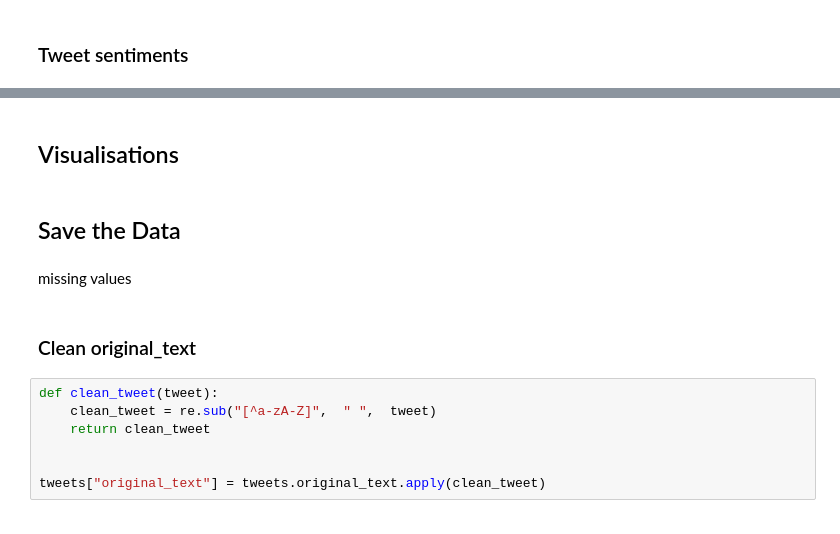
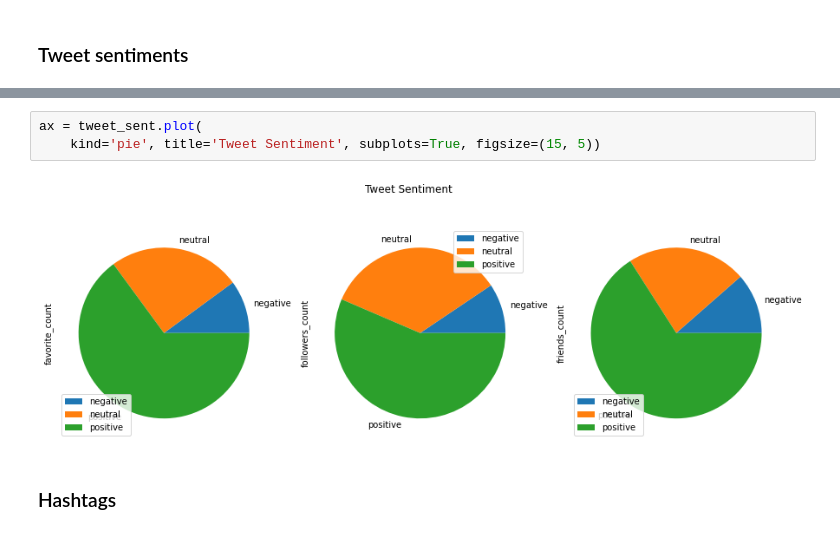
Before and after one commit to eandualem/Twitter-Data-Analysis, a Jupyter notebook: notebooks/preprocessing.ipynb, the cells around one changed output, grey strips where cells are left out. Cells and saved outputs as stored; diff of their text form.

```diff
--- a/notebooks/preprocessing.ipynb
+++ b/notebooks/preprocessing.ipynb
@@ -221,15 +272,7 @@ tweet_sent
+# %%
+ax = tweet_sent.plot(
+    kind='pie', title='Tweet Sentiment', subplots=True, figsize=(15, 5))
+# %% [output]
+[figure, added]
 # %% [markdown]
-## Visualisations
+### Hashtags
-# %% [markdown]
-## Save the Data
-# %% [markdown]
-missing values
-# %% [markdown]
-### Clean original_text
-# %%
-def clean_tweet(tweet):
-    clean_tweet = re.sub("[^a-zA-Z]",  " ",  tweet)
-    return clean_tweet
-
-
-tweets["original_text"] = tweets.original_text.apply(clean_tweet)
```
Also changed, not shown: parts of 47 cells of this notebook, 2 other files.
